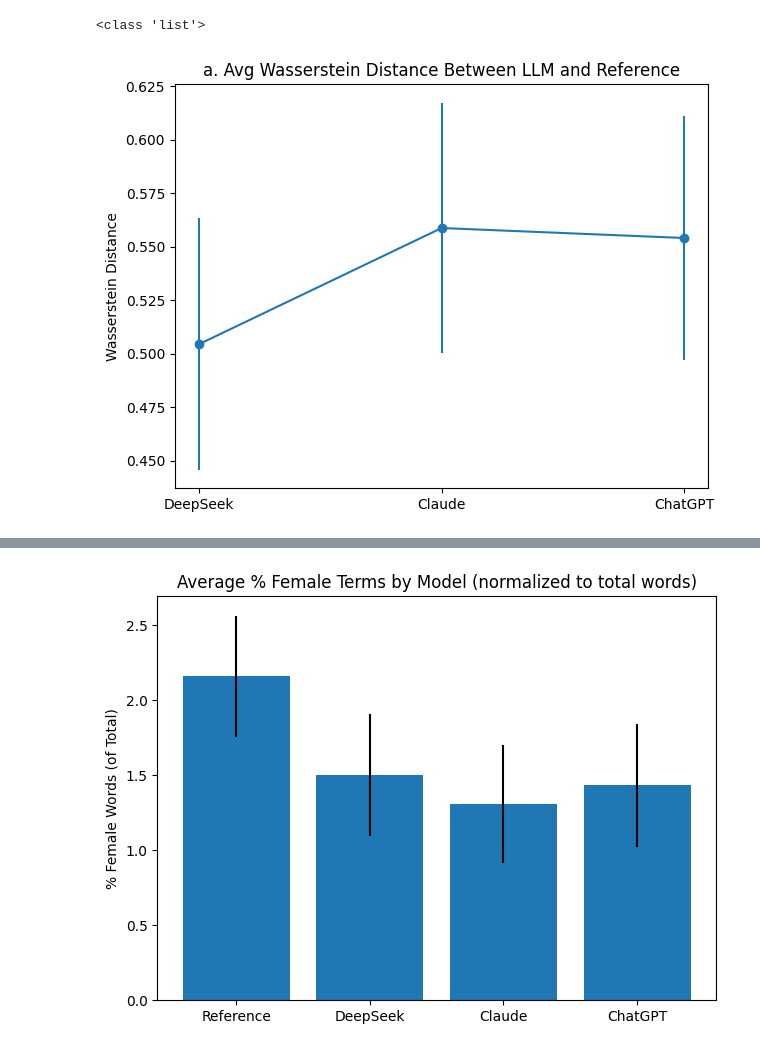
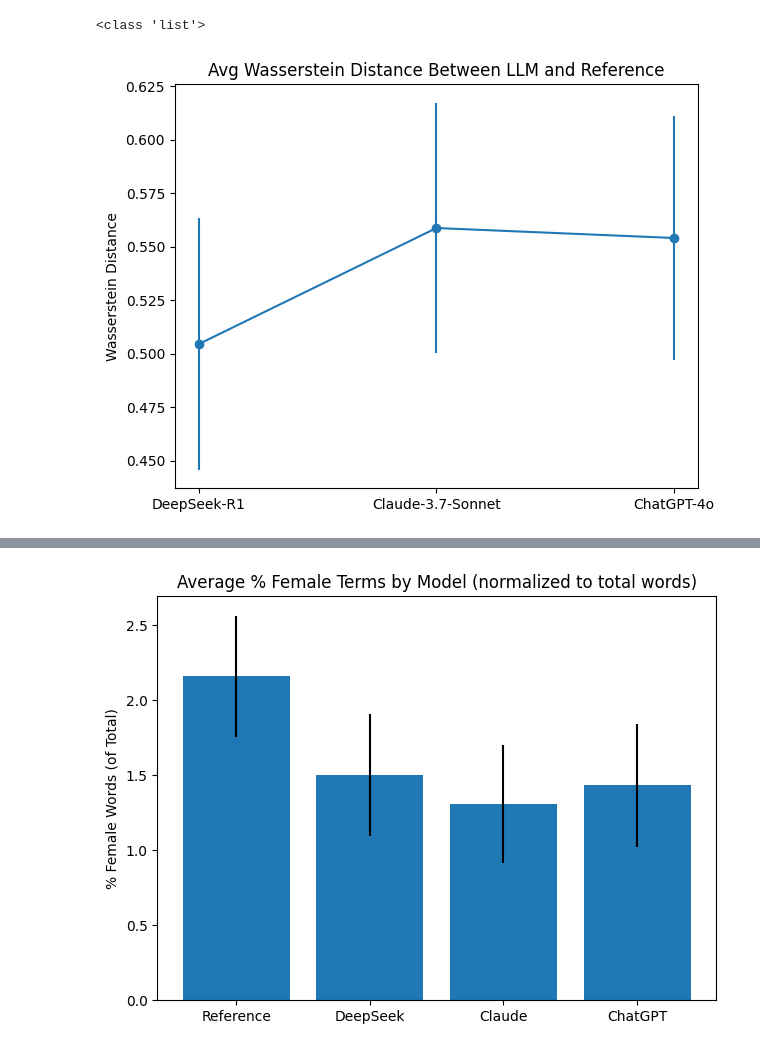
Before and after one commit to aanahid/AI-bias, a Jupyter notebook: wasserstein_dist_neutral.ipynb, the cells around one changed output, grey strips where cells are left out. Cells and saved outputs as stored; diff of their text form; code cells hidden in the pictures.

Commit message:
update wassserstein dist
add combined plots

```diff
--- a/wasserstein_dist_neutral.ipynb
+++ b/wasserstein_dist_neutral.ipynb
@@ -475,23 +475,23 @@ chatgpt_wd = compute_wasserstein(ref_df, chatgpt_df)
 # %%
 import numpy as np
 import seaborn as sns
 
 def mean_ci(data):
     data = [x for x in data if x is not None]
     mean = np.mean(data)
     ci = 1.96 * np.std(data) / np.sqrt(len(data))
     return mean, ci
 
-models = ['DeepSeek', 'Claude', 'ChatGPT']
+models = ['DeepSeek-R1', 'Claude-3.7-Sonnet', 'ChatGPT-4o']
 means, cis = zip(*[mean_ci(x) for x in [deepseek_wd, claude_wd, chatgpt_wd]])
 
 plt.errorbar(models, means, yerr=cis, fmt='-o')
 plt.ylabel('Wasserstein Distance')
-plt.title('a. Avg Wasserstein Distance Between LLM and Reference')
+plt.title('Avg Wasserstein Distance Between LLM and Reference')
 plt.tight_layout()
 plt.show()
 # %% [output]
-[figure, old version]
+[figure, new version]
 # %%
 def female_prejudice(ref, llm):
     return np.mean(llm['% Female Gendered'] < ref['% Female Gendered'])
```
Also changed, not shown: parts of 7 cells of this notebook.
